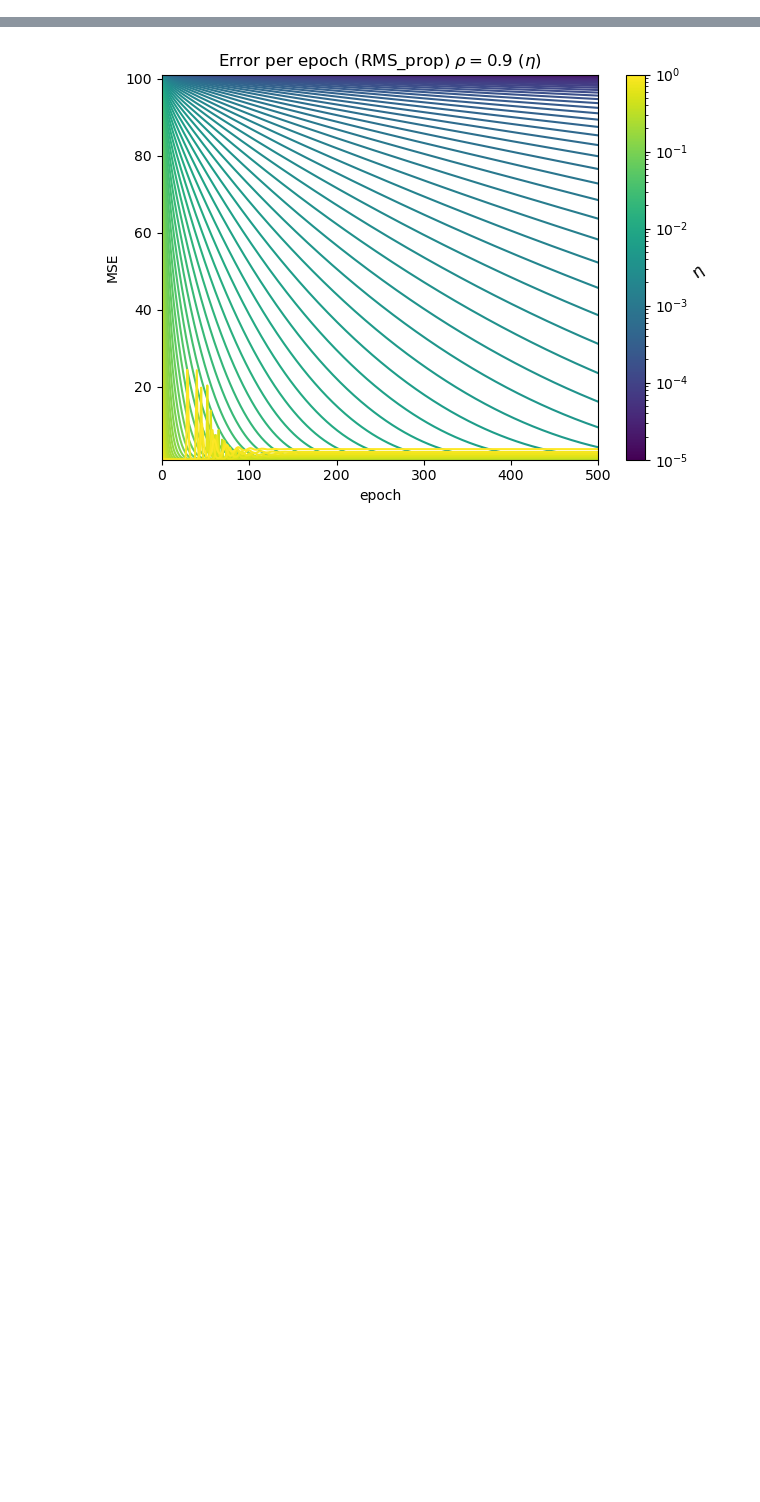
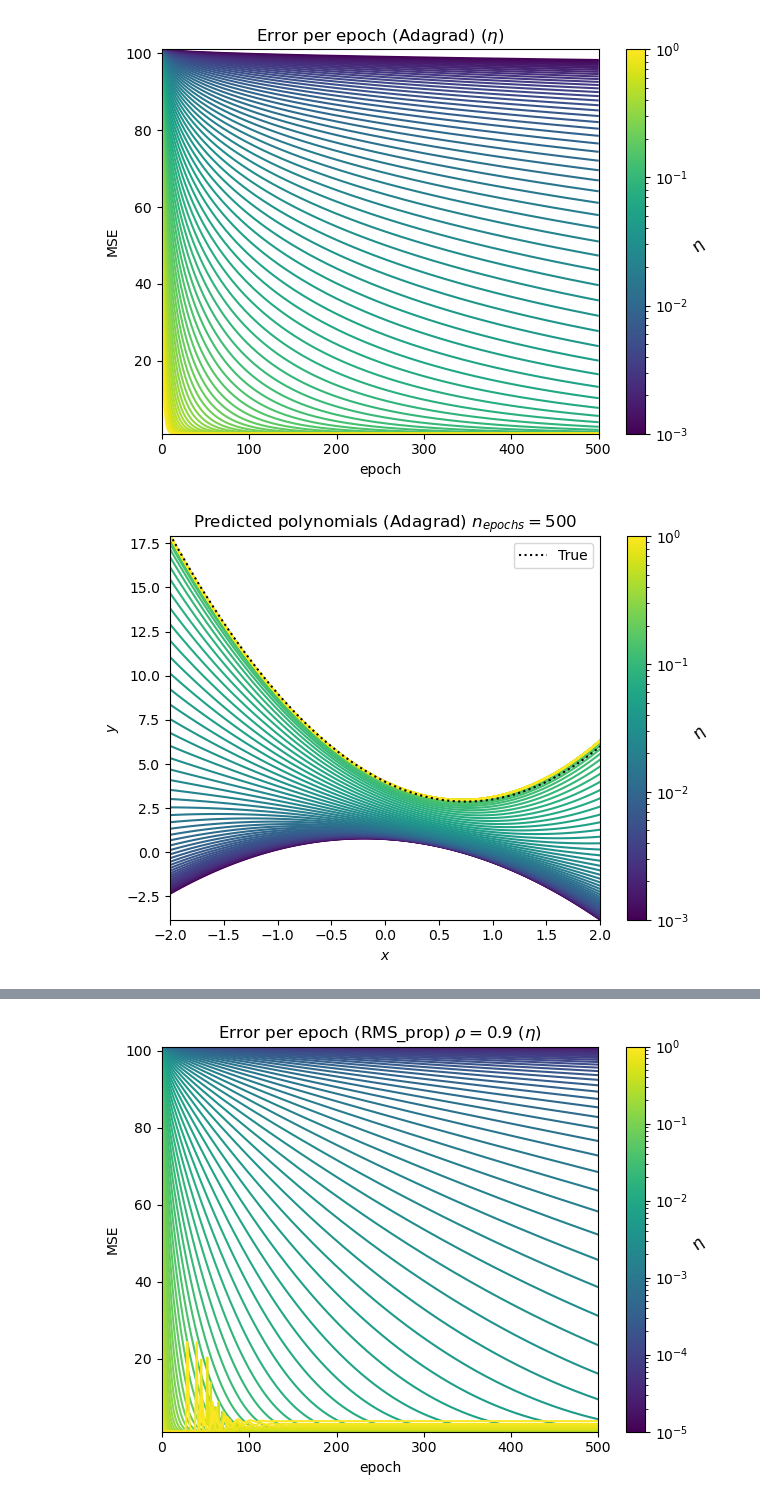
Before and after one commit to augustfe/FYSSTK, a Jupyter notebook: Project2/src/grad_rework.ipynb, the cells around one changed output, grey strips where cells are left out. Drawn from its saved outputs; the diff is of its cells as text; code cells hidden in the pictures; blank space fills up the shorter version.

```diff
--- a/Project2/src/grad_rework.ipynb
+++ b/Project2/src/grad_rework.ipynb
@@ -42,5 +55,8 @@ rho_arr = np.linspace(1 / n_points, 1, rho_num)
 # %%
 # NOTE: Adagrad seems to be less sensitive to the learning rate
 
 eta_arr = np.logspace(-3, 0, eta_num)
-# GA.adagrad_analysis(eta_arr)
+GA.adagrad_analysis(eta_arr)
+# %% [output]
+[figure, added]
+[figure, added]
```
Also changed, not shown: parts of 5 cells of this notebook, 1 other file.
